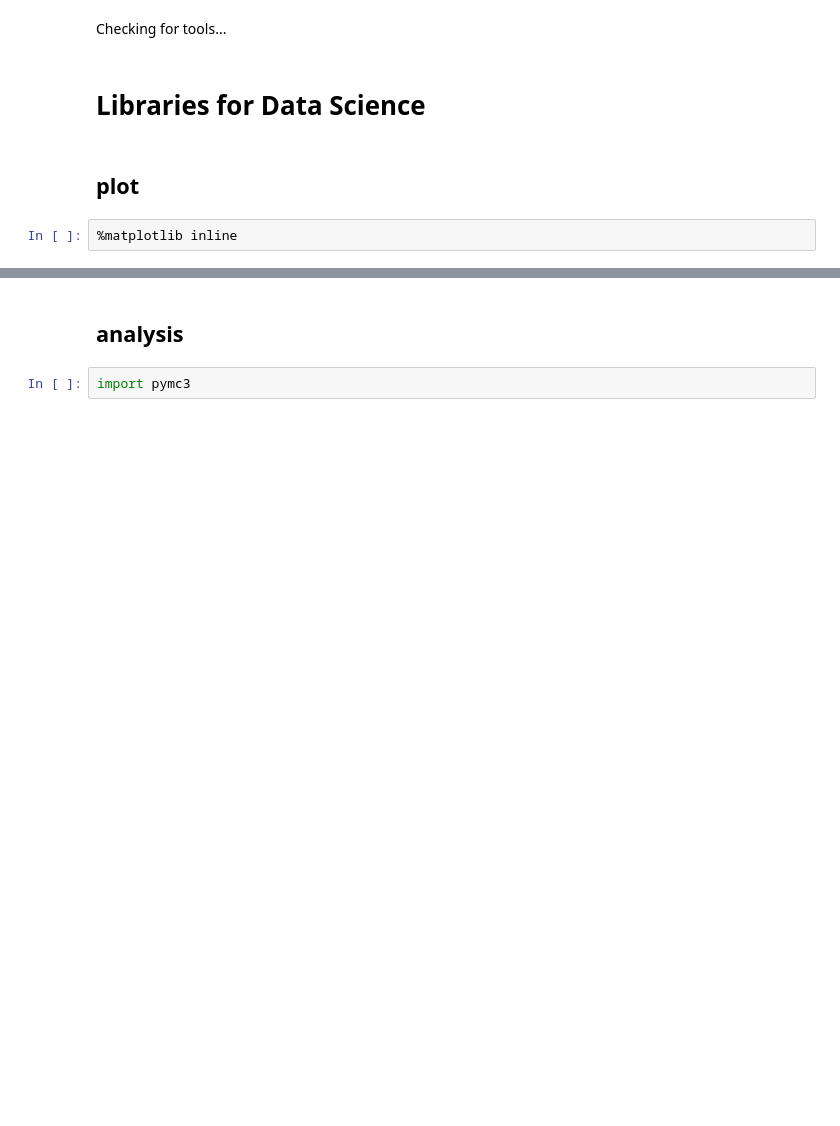
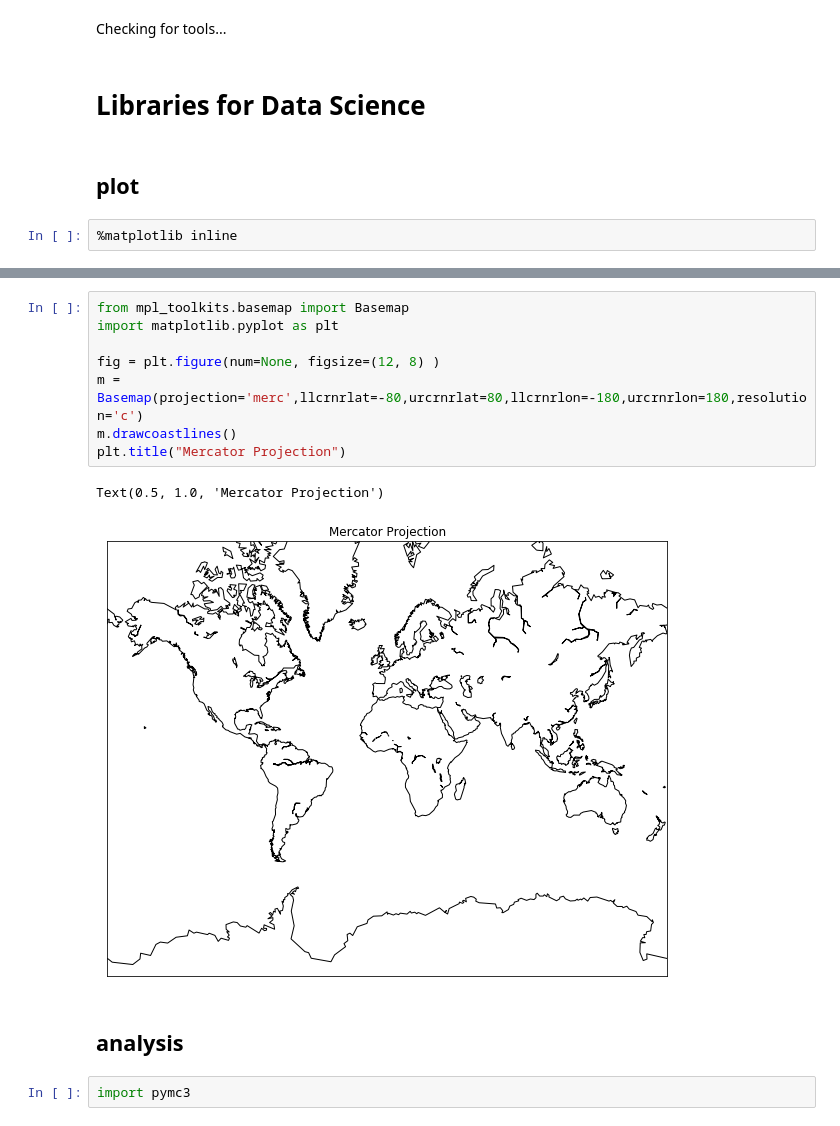
Before and after one commit to yacchin1205/research-notebook, a Jupyter notebook: sample-notebooks/00_Tools.ipynb, the cells around one changed output, grey strips where cells are left out. Saved outputs shown, nothing was run; the diff lists cells and outputs as text; blank space fills up the shorter version.

Commit message:
Update Basemap

```diff
--- a/sample-notebooks/00_Tools.ipynb
+++ b/sample-notebooks/00_Tools.ipynb
@@ -13,3 +17,14 @@ pd.DataFrame([(0, 1), (2, 3)], columns=['A', 'B'])
+# %%
+from mpl_toolkits.basemap import Basemap
+import matplotlib.pyplot as plt
+
+fig = plt.figure(num=None, figsize=(12, 8) )
+m = Basemap(projection='merc',llcrnrlat=-80,urcrnrlat=80,llcrnrlon=-180,urcrnrlon=180,resolution='c')
+m.drawcoastlines()
+plt.title("Mercator Projection")
+# %% [output]
+Text(0.5, 1.0, 'Mercator Projection')
+[figure, added]
 # %% [markdown]
 ## analysis
 # %%
```
Also changed, not shown: parts of 4 cells of this notebook, 1 other file.
